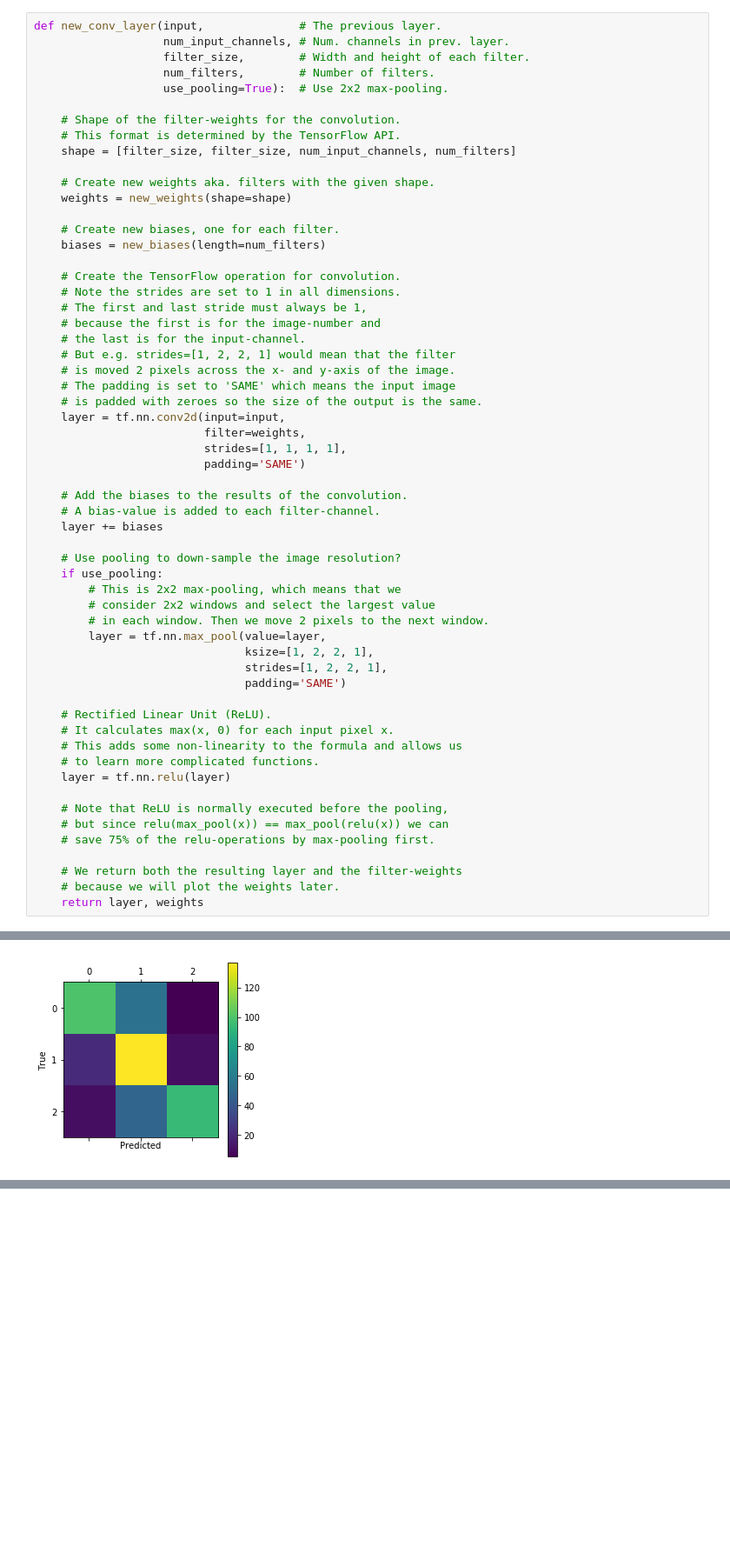
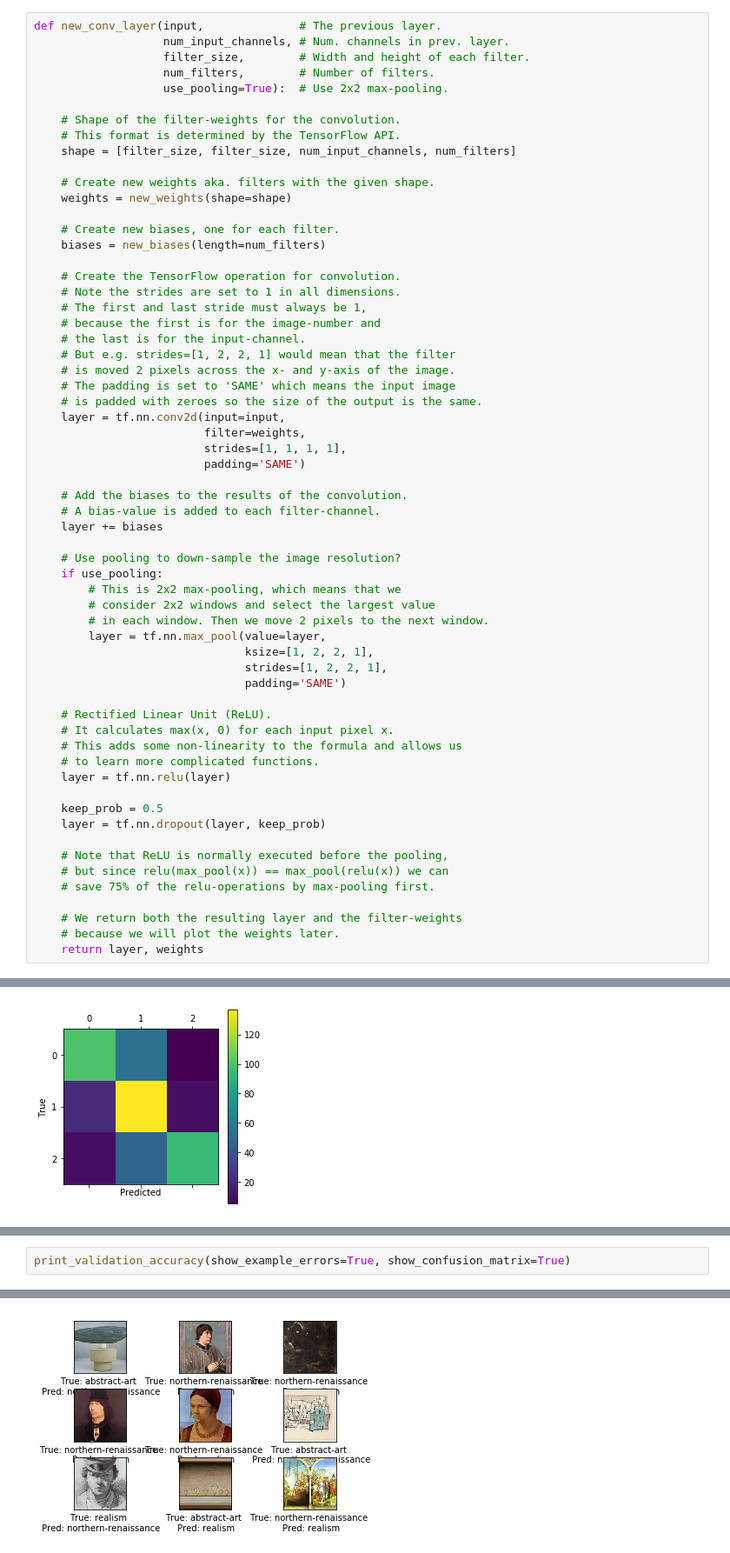
Before and after one commit to Htiango/Painting-Classification, a Jupyter notebook: deep_learning/cnn_style_classification.ipynb, the cells around one changed output, grey strips where cells are left out. Shown at 87% size. Saved outputs shown, nothing was run; the diff lists cells and outputs as text; blank space fills up the shorter version.

```diff
--- a/deep_learning/cnn_style_classification.ipynb
+++ b/deep_learning/cnn_style_classification.ipynb
@@ -269,6 +269,9 @@ def new_conv_layer(input,              # The previous layer.
     # to learn more complicated functions.
     layer = tf.nn.relu(layer)
 
+    keep_prob = 0.5
+    layer = tf.nn.dropout(layer, keep_prob)
+
     # Note that ReLU is normally executed before the pooling,
     # but since relu(max_pool(x)) == max_pool(relu(x)) we can
     # save 75% of the relu-operations by max-pooling first.
@@ -703,0 +719,3 @@ optimize(num_iterations=10000)
+# %%
+print_validation_accuracy(show_example_errors=True, show_confusion_matrix=True)
+# %% [output]
@@ -703,0 +726 @@ optimize(num_iterations=10000)
+[figure, added]
```
Also changed, not shown: parts of 2 cells of this notebook.
